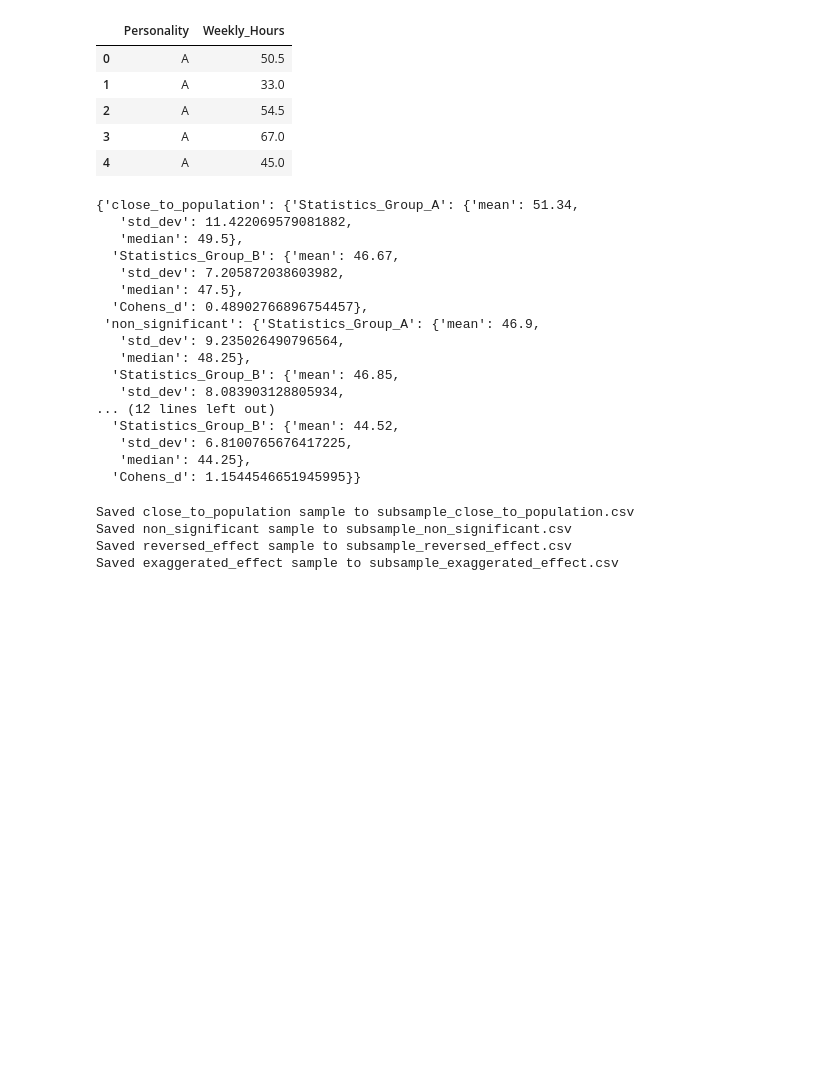
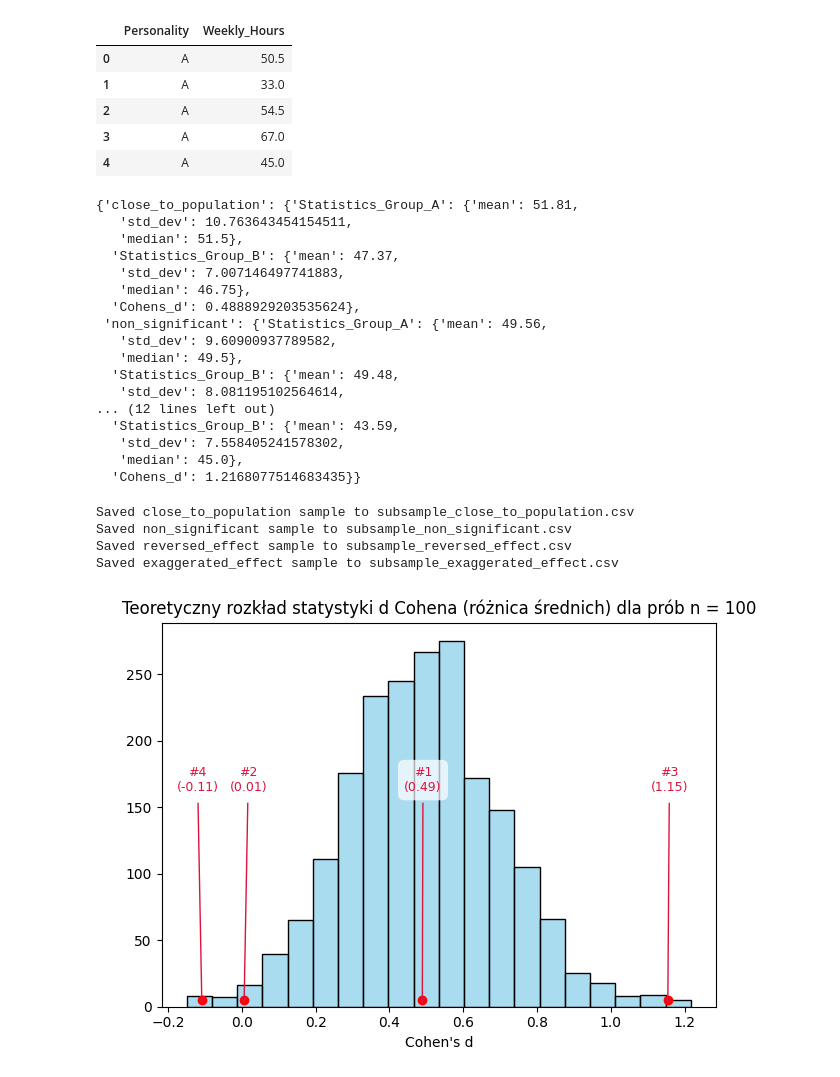
Before and after one commit to PawelSmolinski/Statystyka, a Jupyter notebook: Zaawansowane/Personality.ipynb, the cells around one changed output. Saved outputs shown, nothing was run; the diff lists cells and outputs as text; code cells hidden in the pictures; blank space fills up the shorter version.

```diff
--- a/Zaawansowane/Personality.ipynb
+++ b/Zaawansowane/Personality.ipynb
@@ -64,6 +66,4 @@ generated_data.head()
 | 3 | A | 67.0 |
 | 4 | A | 45.0 |
 # %%
-# To save the generated dataset as a CSV file
-file_path = r"C:\Users\Admin\OneDrive - University of Gdansk (for Students)\Teaching\Statystyka\Statystyka\Dane\Wprowadzenie\Osobowosc3.csv"
-generated_data.to_csv(file_path, index=False)
+file_path = r"C:\Users\Admin\OneDrive - University of Gdansk (for Students)\Teaching\Statystyka\Statystyka\Dane\Wprowadzenie\Osobowosc.csv"
@@ -70,3 +73,6 @@ generated_data.to_csv(file_path, index=False)
+# %%
+# Read data
+generated_data = pd.read_csv(file_path)
 # %%
 def cohens_d(group1, group2):
     """
@@ -129,7 +135,7 @@ def sample_effect_sizes(data, n, k, group_column, value_column):
 # effect_sizes_df = sample_effect_sizes_with_tracking(df, n=50, k=100, group_column='Personality', value_column='Weekly_Hours')
 # %%
 # To generate 100 samples of size 50 per group and calculate effect sizes:
-effect_sizes_df = sample_effect_sizes(generated_data, n=50, k=1000, group_column='Personality', value_column='Weekly_Hours')
+effect_sizes_df = sample_effect_sizes(generated_data, n=50, k=2000, group_column='Personality', value_column='Weekly_Hours')
 # %%
 def identify_and_store_subsamples(effect_sizes_df, data, population_d, group_column, value_column):
     """
@@ -211,23 +217,23 @@ def calculate_basic_statistics_and_cohens_d(subsample_dict, group_column, value_
 
 calculate_basic_statistics_and_cohens_d(subsample_dict, 'Personality', 'Weekly_Hours')
 # %% [output]
-{'close_to_population': {'Statistics_Group_A': {'mean': 51.34,
-   'std_dev': 11.422069579081882,
+{'close_to_population': {'Statistics_Group_A': {'mean': 51.81,
+   'std_dev': 10.763643454154511,
+   'median': 51.5},
+  'Statistics_Group_B': {'mean': 47.37,
+   'std_dev': 7.007146497741883,
+   'median': 46.75},
+  'Cohens_d': 0.4888929203535624},
+ 'non_significant': {'Statistics_Group_A': {'mean': 49.56,
+   'std_dev': 9.60900937789582,
    'median': 49.5},
-  'Statistics_Group_B': {'mean': 46.67,
-   'std_dev': 7.205872038603982,
-   'median': 47.5},
-  'Cohens_d': 0.48902766896754457},
- 'non_significant': {'Statistics_Group_A': {'mean': 46.9,
-   'std_dev': 9.235026490796564,
-   'median': 48.25},
-  'Statistics_Group_B': {'mean': 46.85,
-   'std_dev': 8.083903128805934,
+  'Statistics_Group_B': {'mean': 49.48,
+   'std_dev': 8.081195102564614,
 ... (12 lines left out)
-  'Statistics_Group_B': {'mean': 44.52,
-   'std_dev': 6.8100765676417225,
-   'median': 44.25},
-  'Cohens_d': 1.1544546651945995}}
+  'Statistics_Group_B': {'mean': 43.59,
+   'std_dev': 7.558405241578302,
+   'median': 45.0},
+  'Cohens_d': 1.2168077514683435}}
 # %%
 def identify_and_save_subsamples(effect_sizes_df, data, population_d, group_column, value_column, file_prefix):
     """
@@ -273,3 +279,44 @@ Saved close_to_population sample to subsample_close_to_population.csv
 Saved non_significant sample to subsample_non_significant.csv
 Saved reversed_effect sample to subsample_reversed_effect.csv
 Saved exaggerated_effect sample to subsample_exaggerated_effect.csv
+# %%
+
+# Example statistics for special cases
+special_cases = {
+    '#1': 0.48902766896754457,
+    '#2': 0.005761316872427656,
+    '#4': -0.10842377897396231,
+    '#3': 1.1544546651945995
+}
+
+# Plotting the histogram of effect sizes
+fig, ax = plt.subplots()
+sns.histplot(effect_sizes_df['Cohen_d'], kde=False, color="skyblue", binwidth=0.07, label='Effect Size Distribution', ax=ax, alpha = 0.7)
+ax.set_xlabel('Cohen\'s d')
+ax.set_ylabel(' ')
+ax.set_title('Teoretyczny rozkład statystyki d Cohena (różnica średnich) dla prób n = 100')
+
+# Annotations for special cases
+for label, d_value in special_cases.items():
+    # Mark the special case with a dot
+    ax.plot(d_value, 5, 'o', color='red')
+
+    # Adjust the text position for '#2' and '#4' to prevent overlap
+    x_offset = 3 if label == '#2' else -3 if label == '#4' else 0
+
+    # Add text annotation with an arrow
+    ax.annotate(
+        f'{label}\n({d_value:.2f})',
+        xy=(d_value, 0),
+        xytext=(d_value + x_offset, ax.get_ylim()[1] * 0.6),
+        arrowprops=dict(arrowstyle='->', connectionstyle='arc3', color='#DC143C'),
+        ha='center', va='top', color='#DC143C', fontsize=9,
+        xycoords='data',
+        textcoords='offset points',
+        bbox=dict(boxstyle='round,pad=0.5', fc='white', ec='none', alpha=0.7),
+    )
+
+plt.tight_layout()
+plt.show()
+# %% [output]
+[figure, added]
```
Also changed, not shown: parts of 4 cells of this notebook, 7 other files.
